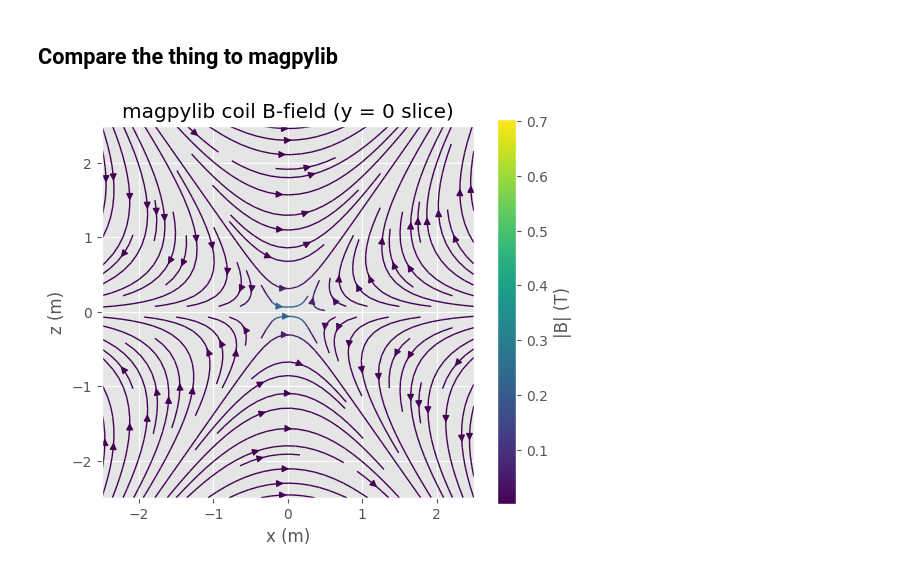
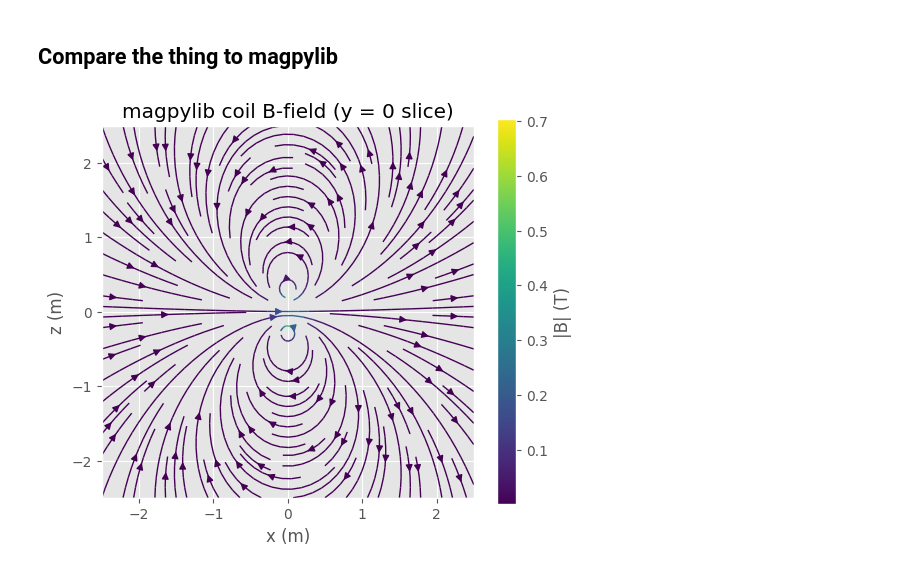
Before and after one commit to Justyunsart/WarpX_Polywell, a Jupyter notebook: inputs/coil 2D/postprocess.ipynb, the cells around one changed output. Saved outputs shown, nothing was run; the diff lists cells and outputs as text; code cells hidden in the pictures.

```diff
--- a/inputs/coil 2D/postprocess.ipynb
+++ b/inputs/coil 2D/postprocess.ipynb
@@ -74,19 +147,19 @@ Bx, By, Bz = np.moveaxis(B, -1, 0)
 # %%
 Bx_slice = Bx[:, 0, :]
 Bz_slice = Bz[:, 0, :]
-mag = np.hypot(Bx_slice, Bz_slice)
+mag = np.hypot(Bx_slice, Bz_slice).T
 
 fig, ax = plt.subplots(figsize=(6, 5))
 strm = ax.streamplot(
-    coords, coords, Bx_slice, Bz_slice,
+    coords, coords, Bx_slice.T, Bz_slice.T,
     color=mag, cmap="viridis", density=1.2, linewidth=1,
 )
 cb = fig.colorbar(strm.lines, ax=ax)
 cb.set_label("|B| (T)")
 ax.set_xlabel("x (m)")
 ax.set_ylabel("z (m)")
 ax.set_title("magpylib coil B-field (y = 0 slice)")
 ax.set_aspect("equal")
 plt.show()
 # %% [output]
-[figure, old version]
+[figure, new version]
```
Also changed, not shown: parts of 4 cells of this notebook.
